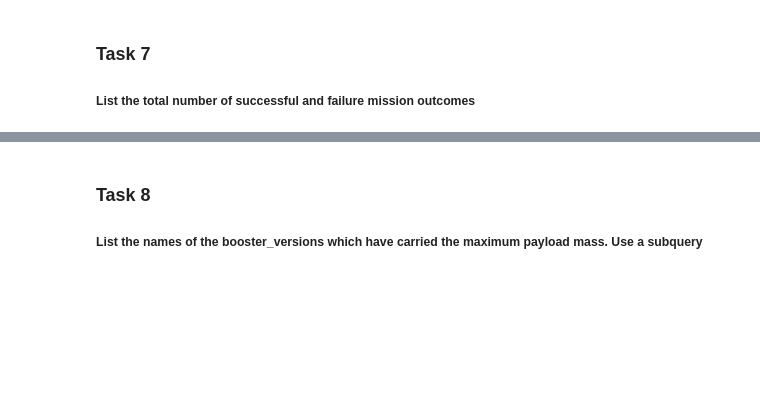
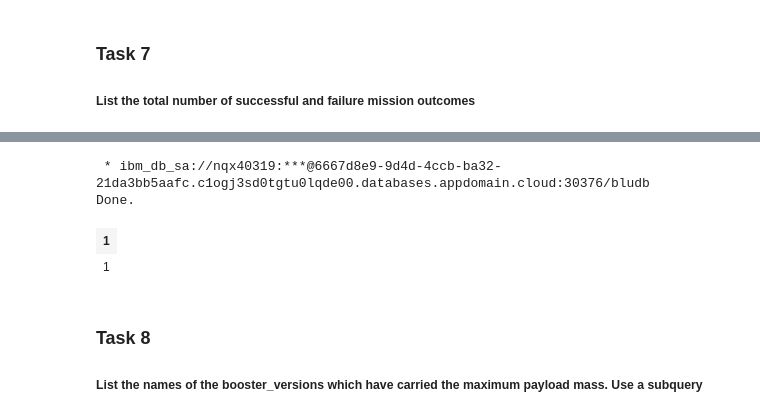
Before and after one commit to steezkelly/coursera-capstone-project, a Jupyter notebook: Complete the EDA with SQL.ipynb, the cells around one changed output, grey strips where cells are left out. Saved outputs shown, nothing was run; the diff lists cells and outputs as text; code cells hidden in the pictures; blank space fills up the shorter version.

```diff
--- a/Complete the EDA with SQL.ipynb
+++ b/Complete the EDA with SQL.ipynb
@@ -269,3 +279,10 @@ sql SELECT booster_version FROM SPACEXDATABASE WHERE landing__outcome = 'Success
+# %%
+sql SELECT COUNT(mission_outcome) FROM SPACEXDATABASE WHERE mission_outcome = 'Failure (in flight)';
+# %% [output]
+ * ibm_db_sa://nqx40319:***@6667d8e9-9d4d-4ccb-ba32-21da3bb5aafc.c1ogj3sd0tgtu0lqde00.databases.appdomain.cloud:30376/bludb
+Done.
+| 1 |
+| 1 |
 # %% [markdown]
 ### Task 8
 
```
Also changed, not shown: parts of 4 cells of this notebook.
